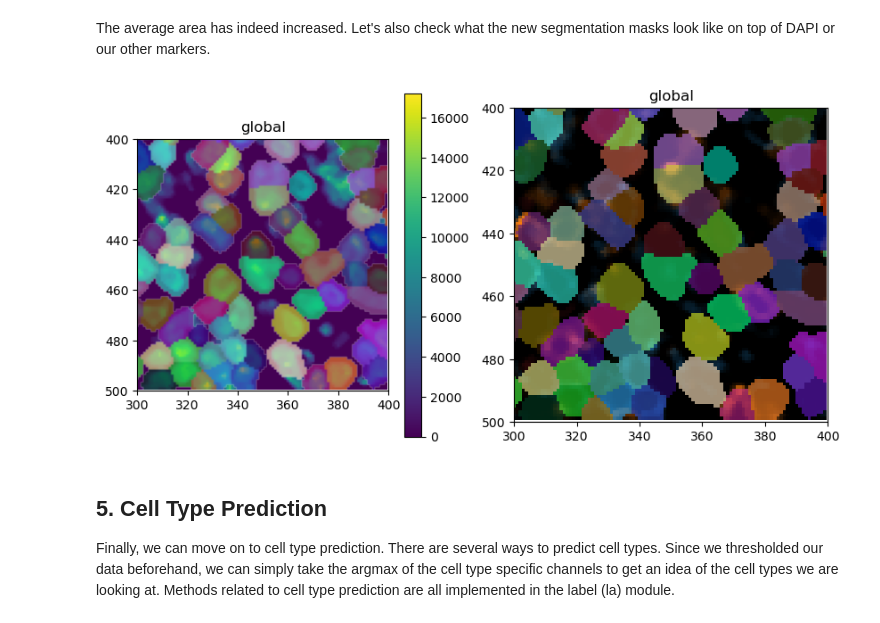
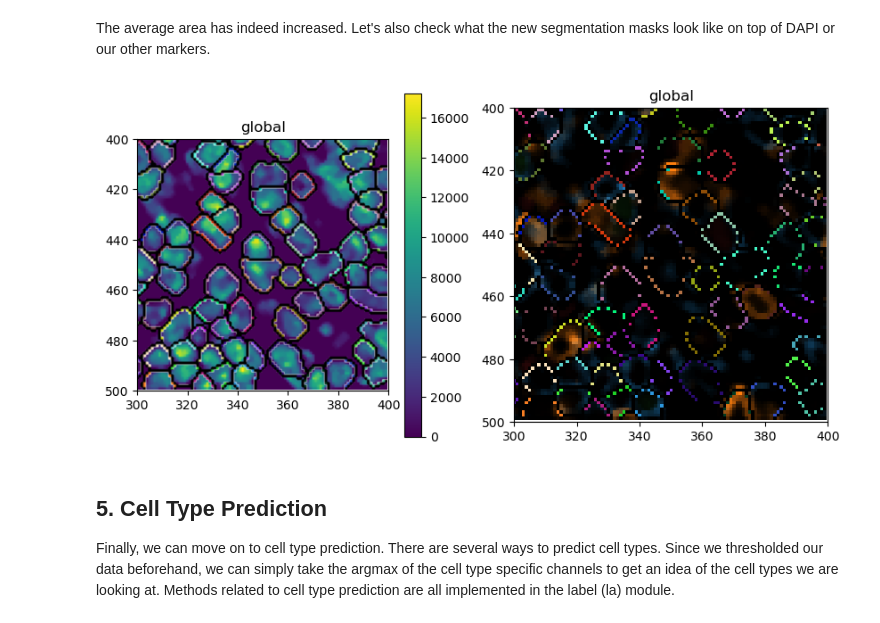
Before and after one commit to sagar87/spatialproteomics, a Jupyter notebook: docs/notebooks/ExampleWorkflowSpatialdata.ipynb, the cells around one changed output. Saved outputs shown, nothing was run; the diff lists cells and outputs as text; code cells hidden in the pictures.

```diff
--- a/docs/notebooks/ExampleWorkflowSpatialdata.ipynb
+++ b/docs/notebooks/ExampleWorkflowSpatialdata.ipynb
@@ -237,17 +238,19 @@ The average area has indeed increased. Let's also check what the new segmentatio
 # %%
 # plotting the resulting segmentation masks
 sdata_zoomed = sdata.query.bounding_box(
     axes=["x", "y"],
     min_coordinate=[300, 400],
     max_coordinate=[400, 500],
     target_coordinate_system="global",
 )
 
 fig, ax = plt.subplots(1, 2, figsize=(10, 5))
-sdata_zoomed.pl.render_images(channel=["DAPI"]).pl.render_labels().pl.show(ax=ax[0])
-sdata_zoomed.pl.render_images(channel=["CD4", "CD8", "FOXP3", "BCL6"]).pl.render_labels().pl.show(ax=ax[1])
+sdata_zoomed.pl.render_images(channel=["DAPI"]).pl.render_labels(outline_alpha=1, fill_alpha=0).pl.show(ax=ax[0])
+sdata_zoomed.pl.render_images(channel=["CD4", "CD8", "FOXP3", "BCL6"]).pl.render_labels(
+    outline_alpha=1, fill_alpha=0
+).pl.show(ax=ax[1])
 # %% [output]
-[figure, old version]
+[figure, new version]
 # %% [markdown]
 ## 5. Cell Type Prediction
 Finally, we can move on to cell type prediction. There are several ways to predict cell types. Since we thresholded our data beforehand, we can simply take the argmax of the cell type specific channels to get an idea of the cell types we are looking at. Methods related to cell type prediction are all implemented in the label (la) module.
```
Also changed, not shown: parts of 3 cells of this notebook.
